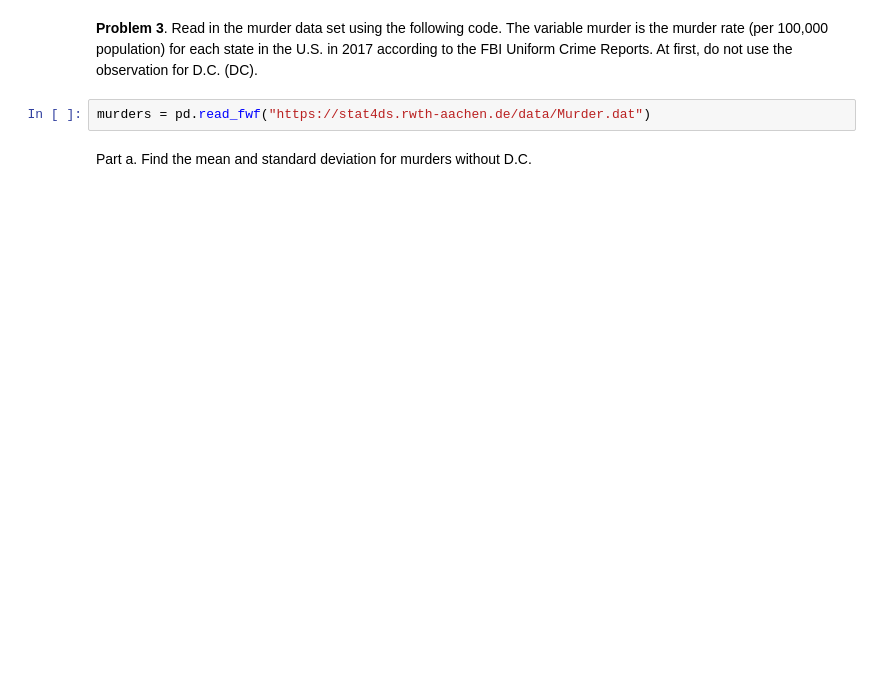
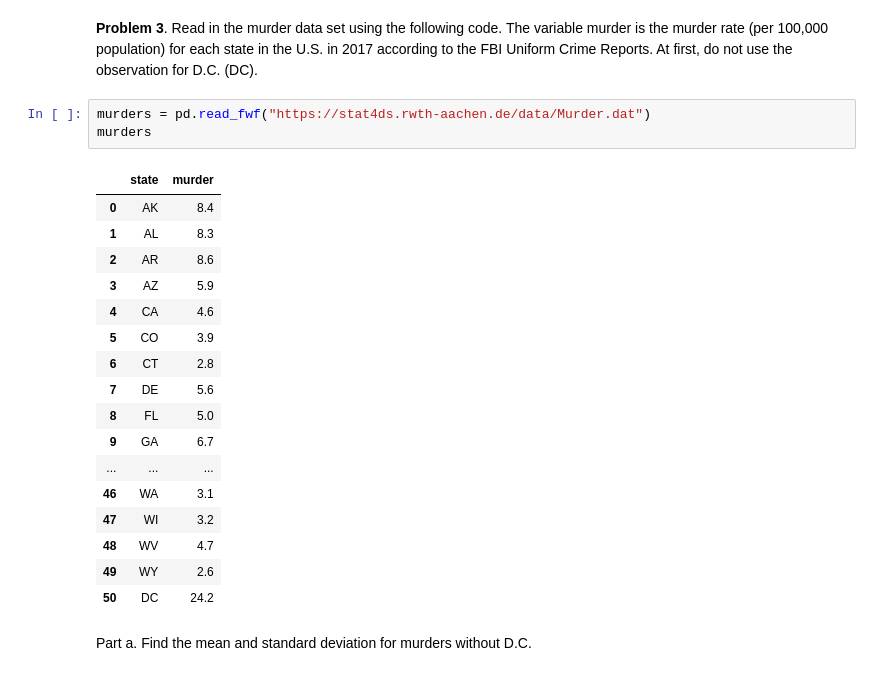
Before and after one commit to suzanaSSP/stat220-fall2026, a Jupyter notebook: Assignments/Stat_220_HW1.ipynb, the cells around one changed output. Drawn from its saved outputs; the diff is of its cells as text; blank space fills up the shorter version.

```diff
--- a/Assignments/Stat_220_HW1.ipynb
+++ b/Assignments/Stat_220_HW1.ipynb
@@ -30,5 +64,24 @@ Part b. Find the mean, median, and standard deviation.
 **Problem 3**. Read in the murder data set using the following code. The variable murder is the murder rate (per 100,000 population) for each state in the U.S. in 2017 according to the FBI Uniform Crime Reports. At first, do not use the observation for D.C. (DC).
 # %%
 murders = pd.read_fwf("https://stat4ds.rwth-aachen.de/data/Murder.dat")
+murders
+# %% [output]
+|  | state | murder |
+| 0 | AK | 8.4 |
+| 1 | AL | 8.3 |
+| 2 | AR | 8.6 |
+| 3 | AZ | 5.9 |
+| 4 | CA | 4.6 |
+| 5 | CO | 3.9 |
+| 6 | CT | 2.8 |
+| 7 | DE | 5.6 |
+| 8 | FL | 5.0 |
+| 9 | GA | 6.7 |
+| ... | ... | ... |
+| 46 | WA | 3.1 |
+| 47 | WI | 3.2 |
+| 48 | WV | 4.7 |
+| 49 | WY | 2.6 |
+| 50 | DC | 24.2 |
 # %% [markdown]
 Part a. Find the mean and standard deviation for murders without D.C.
```
Also changed, not shown: parts of 8 cells of this notebook, 1 other file.
